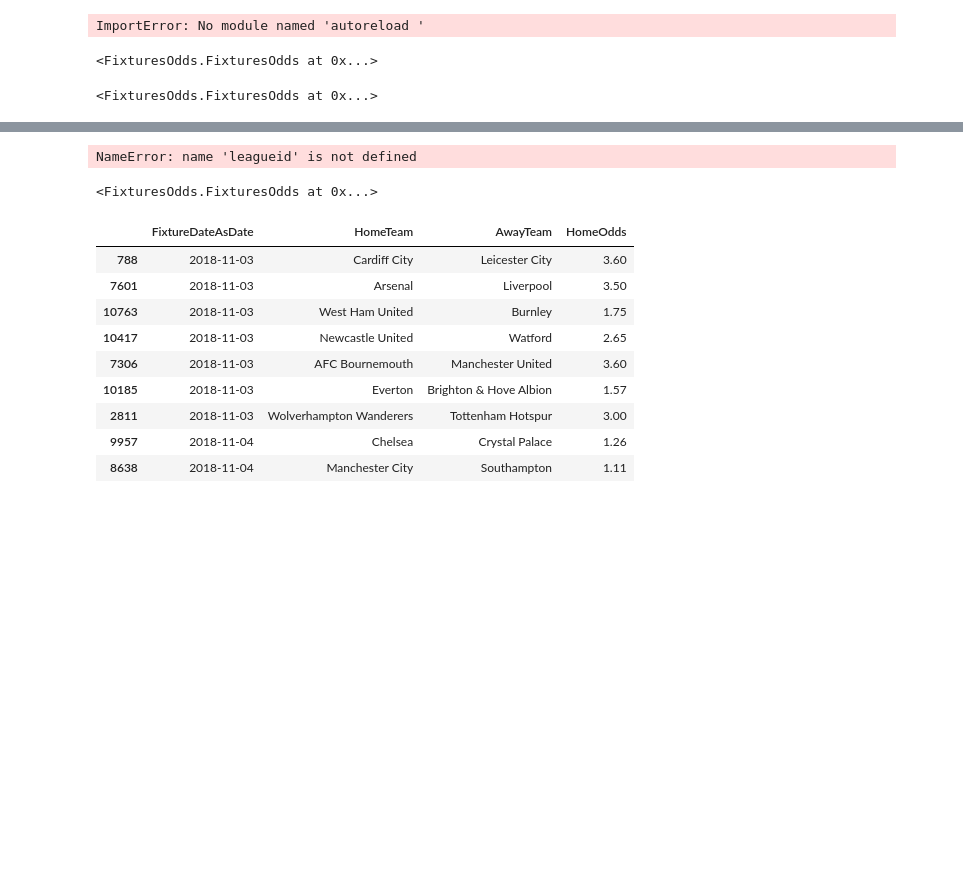
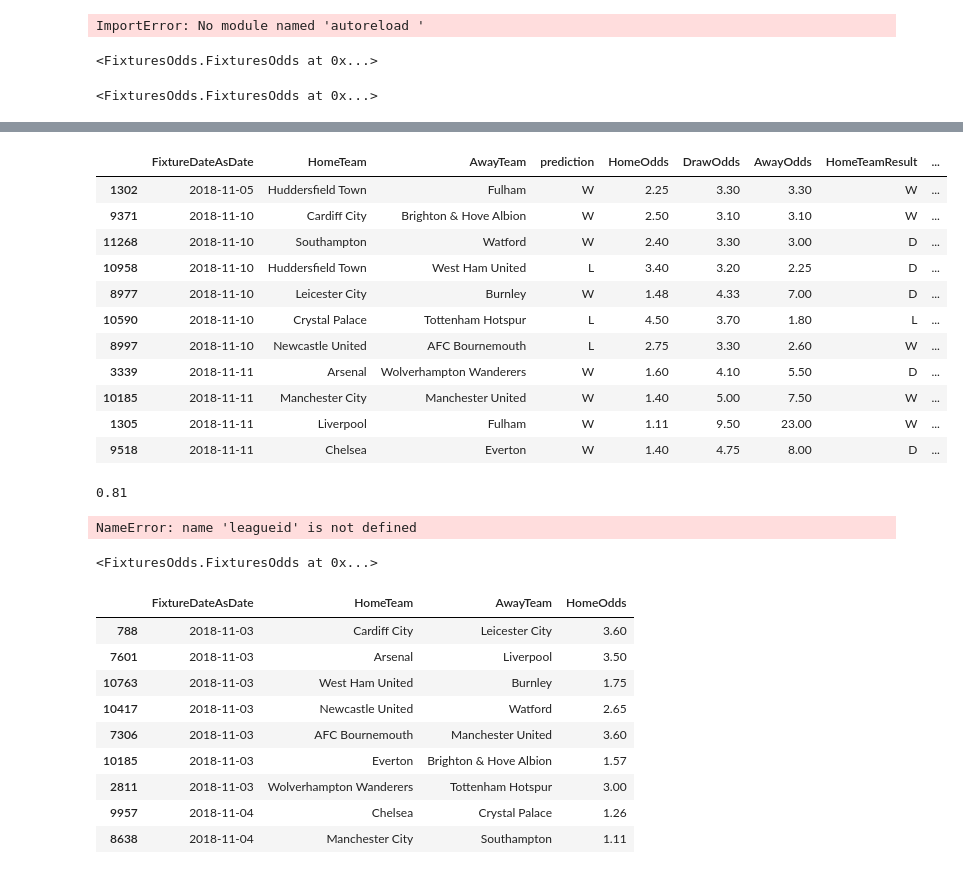
Before and after one commit to wormwood/football, a Jupyter notebook: Cumulative wins.ipynb, the cells around one changed output, grey strips where cells are left out. Saved outputs shown, nothing was run; the diff lists cells and outputs as text; code cells hidden in the pictures; blank space fills up the shorter version.

```diff
--- a/Cumulative wins.ipynb
+++ b/Cumulative wins.ipynb
@@ -95,3 +136,22 @@ df.pct_return.mean()
+# %%
+fix_pred.df[fix_pred.df.wk_no=='2018-45'][disp_cols]
+# %% [output]
+|  | FixtureDateAsDate | HomeTeam | AwayTeam | prediction | HomeOdds | DrawOdds | AwayOdds | HomeTeamResult | ... |
+| 1302 | 2018-11-05 | Huddersfield Town | Fulham | W | 2.25 | 3.30 | 3.30 | W | ... |
+| 9371 | 2018-11-10 | Cardiff City | Brighton & Hove Albion | W | 2.50 | 3.10 | 3.10 | W | ... |
+| 11268 | 2018-11-10 | Southampton | Watford | W | 2.40 | 3.30 | 3.00 | D | ... |
+| 10958 | 2018-11-10 | Huddersfield Town | West Ham United | L | 3.40 | 3.20 | 2.25 | D | ... |
+| 8977 | 2018-11-10 | Leicester City | Burnley | W | 1.48 | 4.33 | 7.00 | D | ... |
+| 10590 | 2018-11-10 | Crystal Palace | Tottenham Hotspur | L | 4.50 | 3.70 | 1.80 | L | ... |
+| 8997 | 2018-11-10 | Newcastle United | AFC Bournemouth | L | 2.75 | 3.30 | 2.60 | W | ... |
+| 3339 | 2018-11-11 | Arsenal | Wolverhampton Wanderers | W | 1.60 | 4.10 | 5.50 | D | ... |
+| 10185 | 2018-11-11 | Manchester City | Manchester United | W | 1.40 | 5.00 | 7.50 | W | ... |
+| 1305 | 2018-11-11 | Liverpool | Fulham | W | 1.11 | 9.50 | 23.00 | W | ... |
+| 9518 | 2018-11-11 | Chelsea | Everton | W | 1.40 | 4.75 | 8.00 | D | ... |
+# %%
+fix_pred.df[fix_pred.df.wk_no=='2018-45'].weeklyprofit.sum()
+# %% [output]
+0.81
 # %%
 # do week commencing
 fix=FixturesOdds()
```
Also changed, not shown: parts of 16 cells of this notebook, 18 other files.
